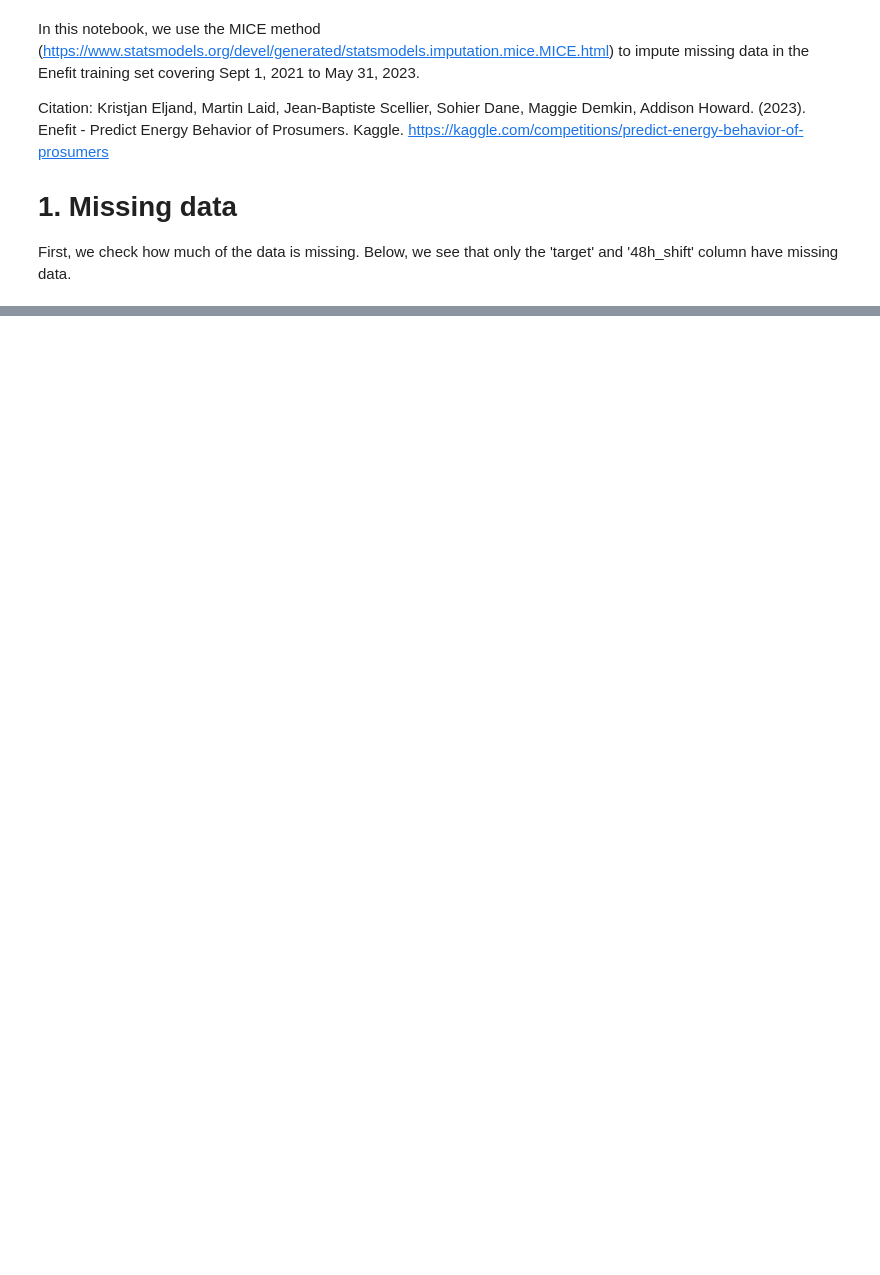
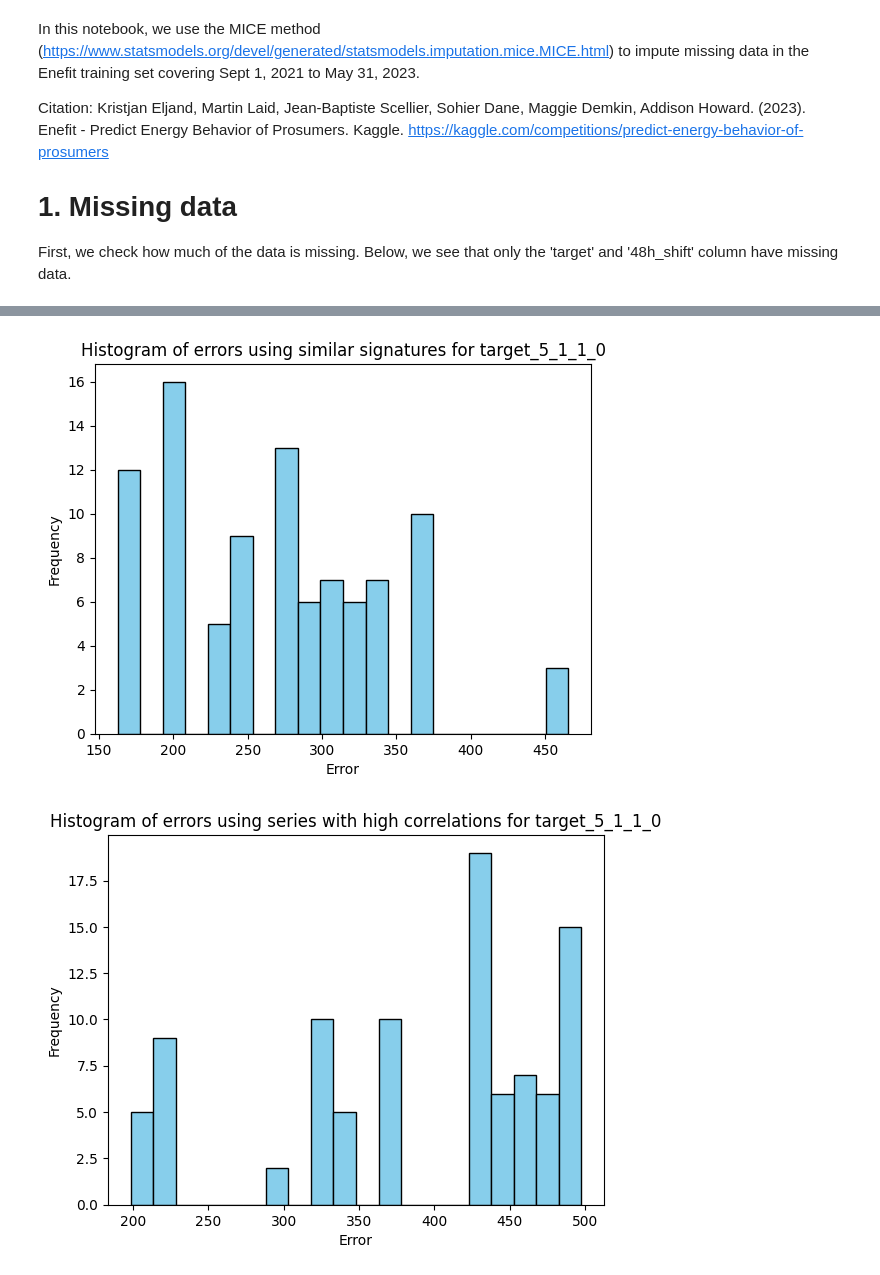
Before and after one commit to ababei/enefit, a Jupyter notebook: enefit-data-imputation.ipynb, the cells around one changed output, grey strips where cells are left out. Drawn from its saved outputs; the diff is of its cells as text; code cells hidden in the pictures; blank space fills up the shorter version.

```diff
--- a/enefit-data-imputation.ipynb
+++ b/enefit-data-imputation.ipynb
@@ -327,0 +124,18 @@ np.array(top_200_values).std()
+# %%
+# Imputing using series with high correlations
+# this runs ~ 5 minutes
+column = 'target_2_0_0_1'
+errors_high_corr = []
+high_sers=[]
+for i in range(100):
+    err_high, num_sers_high = imputed_series.calculate_error(column)
+    errors_high_corr.append(err_high)
+    sim_sers.append(num_sers_high)
+
+plt.hist(errors_high_corr, bins=20, color='skyblue', edgecolor='black')
+plt.title(f'Histogram of errors using series with high correlations for {column}')
+plt.xlabel('Error')
+plt.ylabel('Frequency')
+plt.show()
+
+print("Number of series used for imputation is ", set(high_sers))
@@ -327,0 +160,26 @@ np.array(top_200_values).std()
+# %%
+# Imputing using similar signatures
+column = 'target_5_1_1_0'
+errors_similar = []
+for i in range(100):
+    errors_similar.append(imputed_series.calculate_error(column))
+
+plt.hist(errors_similar, bins=20, color='skyblue', edgecolor='black')
+plt.title(f'Histogram of errors using similar signatures for {column}')
+plt.xlabel('Error')
+plt.ylabel('Frequency')
+plt.show()
+
+# Imputing using series with high correlations
+errors_high_corr = []
+for i in range(100):
+    errors_high_corr.append(imputed_series.calculate_error(column, all_corr=True))
+
+plt.hist(errors_high_corr, bins=20, color='skyblue', edgecolor='black')
+plt.title(f'Histogram of errors using series with high correlations for {column}')
+plt.xlabel('Error')
+plt.ylabel('Frequency')
+plt.show()
+# %% [output]
+[figure, added]
+[figure, added]
```
Also changed, not shown: parts of 38 cells of this notebook.
